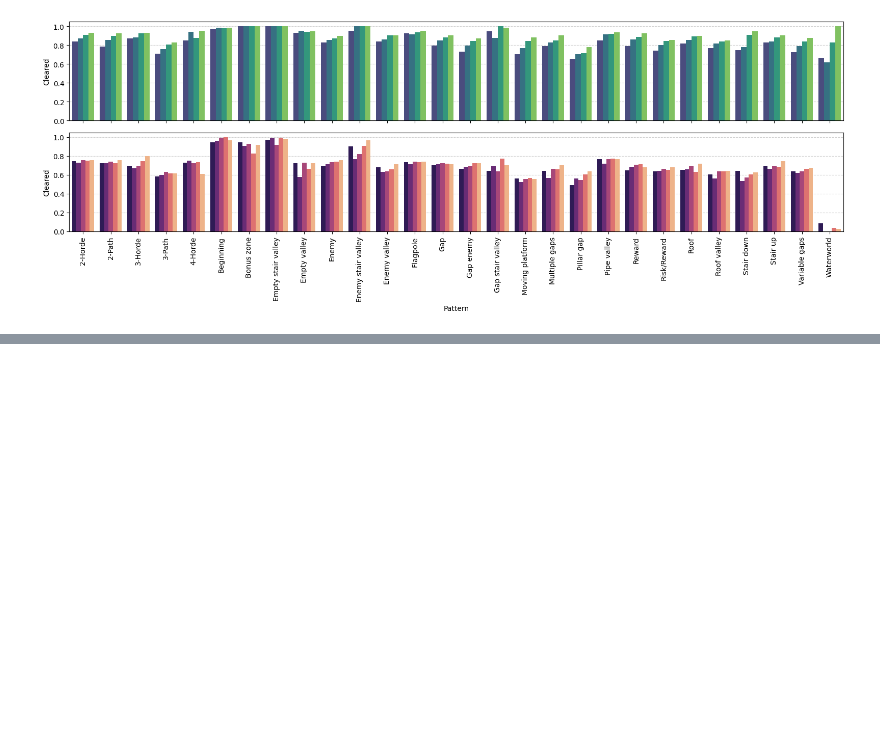
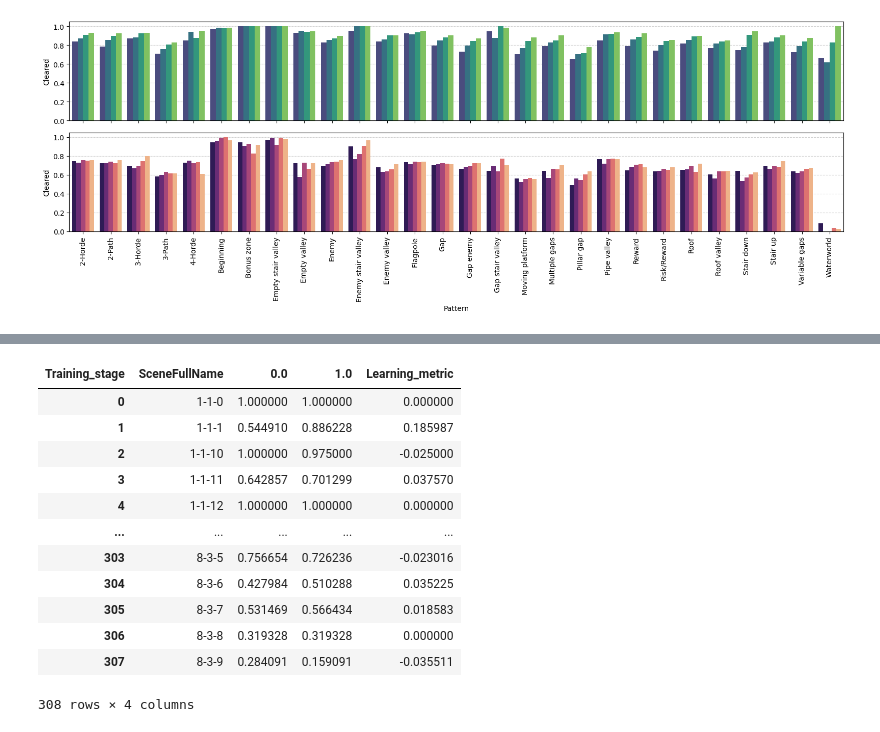
Before and after one commit to courtois-neuromod/mario_learning.behavior, a Jupyter notebook: notebooks/NB_pattern_difficulty.ipynb, the cells around one changed output, grey strips where cells are left out. Drawn from its saved outputs; the diff is of its cells as text; code cells hidden in the pictures; blank space fills up the shorter version.

```diff
--- a/notebooks/NB_pattern_difficulty.ipynb
+++ b/notebooks/NB_pattern_difficulty.ipynb
@@ -289,0 +308,20 @@ plt.show()
+# %%
+# For both humans_df and models_df:
+# Create a new column named "Training_stage", that will be for humans 0 if Phase is discovery and Phase_stage is Early, 1 if Phase is practice and Phase_stage is Late.
+# For models, it will be 0 if model is ep-20 and 1 if model is ep-8000.
+humans_df['Training_stage'] = np.where(
+    (humans_df['Phase'] == 'discovery') & (humans_df['Phase_stage'] == 'Early'), 0,
+    np.where(
+        (humans_df['Phase'] == 'practice') & (humans_df['Phase_stage'] == 'Late'), 1,
+        np.nan
+    )
+)
+models_df['Training_stage'] = np.where(
+    models_df['Model'] == 'ep-20', 0,
+    np.where(
+        models_df['Model'] == 'ep-8000', 1,
+        np.nan
+    )
+)
+models_df = models_df.dropna(subset=['Training_stage'])
+humans_df = humans_df.dropna(subset=['Training_stage'])
@@ -289,0 +339,13 @@ plt.show()
+# %%
+
+models_df["SceneFullName"] = models_df["World"].astype(int).astype(str) + "-" + \
+                        models_df["Level"].astype(int).astype(str) + "-" + \
+                        models_df["Scene"].astype(int).astype(str)
+humans_df["SceneFullName"] = humans_df["World"].astype(int).astype(str) + "-" + \
+                        humans_df["Level"].astype(int).astype(str) + "-" + \
+                        humans_df["Scene"].astype(int).astype(str)
+
+scenes = scenes_mastersheet.dropna(subset=["World", "Level", "Scene"]).copy()
+scenes["SceneFullName"] = scenes["World"].astype(int).astype(str) + "-" + \
+                        scenes["Level"].astype(int).astype(str) + "-" + \
+                        scenes["Scene"].astype(int).astype(str)
@@ -289,0 +358,19 @@ plt.show()
+# %%
+grouped_models = models_df.groupby(['SceneFullName', 'Training_stage'])['Cleared'].mean().unstack().reset_index()
+
+# Compute learning metric: 0*(1 - 0)
+grouped_models['Learning_metric'] = grouped_models[0] * (grouped_models[1] - grouped_models[0])
+# %% [output]
+| Training_stage | SceneFullName | 0.0 | 1.0 | Learning_metric |
+| 0 | 1-1-0 | 1.000000 | 1.000000 | 0.000000 |
+| 1 | 1-1-1 | 0.544910 | 0.886228 | 0.185987 |
+| 2 | 1-1-10 | 1.000000 | 0.975000 | -0.025000 |
+| 3 | 1-1-11 | 0.642857 | 0.701299 | 0.037570 |
+| 4 | 1-1-12 | 1.000000 | 1.000000 | 0.000000 |
+| ... | ... | ... | ... | ... |
+| 303 | 8-3-5 | 0.756654 | 0.726236 | -0.023016 |
+| 304 | 8-3-6 | 0.427984 | 0.510288 | 0.035225 |
+| 305 | 8-3-7 | 0.531469 | 0.566434 | 0.018583 |
+| 306 | 8-3-8 | 0.319328 | 0.319328 | 0.000000 |
+| 307 | 8-3-9 | 0.284091 | 0.159091 | -0.035511 |
+308 rows × 4 columns
```
Also changed, not shown: parts of 13 cells of this notebook.
